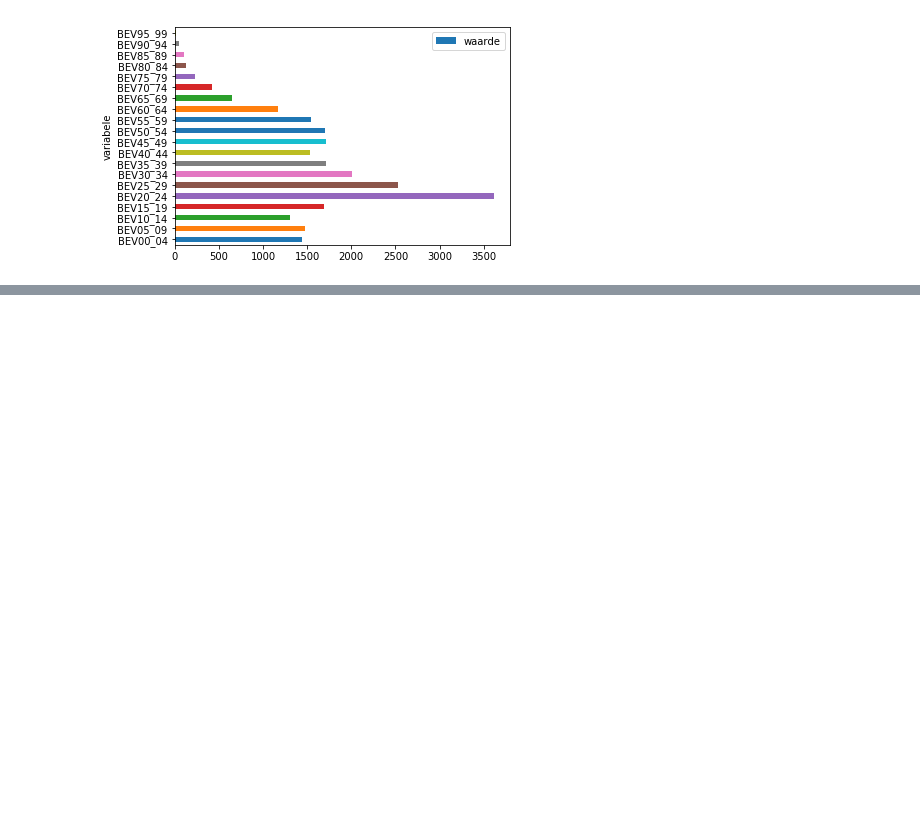
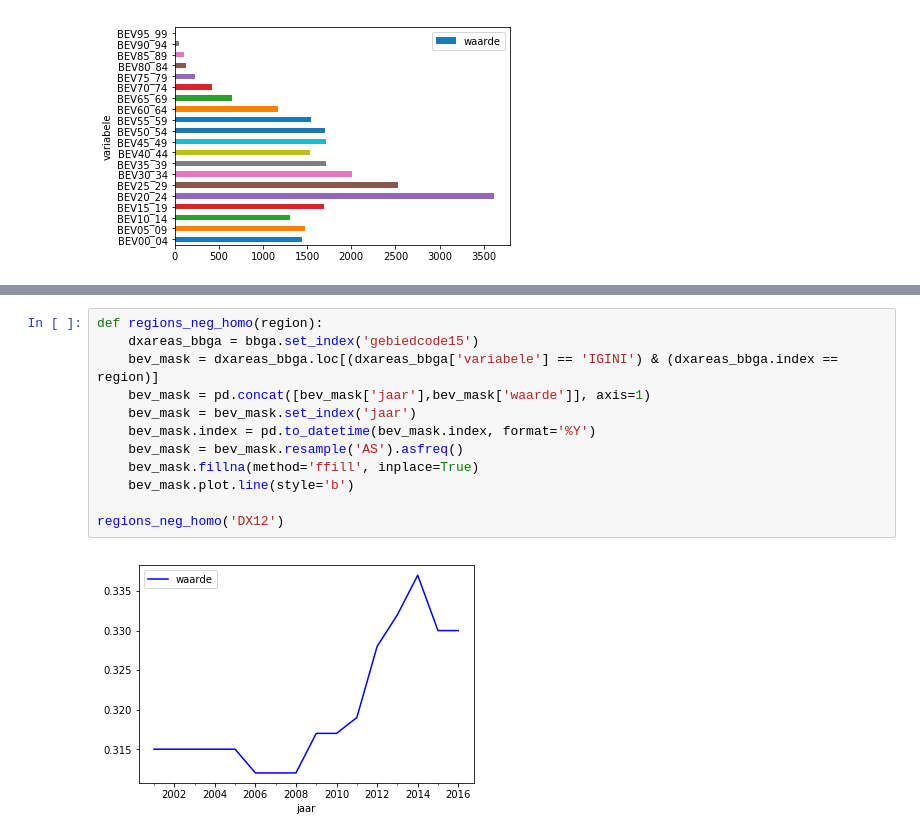
Before and after one commit to KJ-Waller/DW-Project, a Jupyter notebook: Education.ipynb, the cells around one changed output, grey strips where cells are left out. Drawn from its saved outputs; the diff is of its cells as text; blank space fills up the shorter version.

Commit message:
a function that can plot gini coefficient for several regions over time, in a single plot

```diff
--- a/Education.ipynb
+++ b/Education.ipynb
@@ -60,3 +85,17 @@ corr_edu_par_homo('DX20')
 # df = df.set_index('ts')
 # %% [output]
 ValueError: Upsampling from level= or on= selection is not supported, use .set_index(...) to explicitly set index to datetime-like
+# %%
+def regions_neg_homo(region):
+    dxareas_bbga = bbga.set_index('gebiedcode15')
+    bev_mask = dxareas_bbga.loc[(dxareas_bbga['variabele'] == 'IGINI') & (dxareas_bbga.index == region)]
+    bev_mask = pd.concat([bev_mask['jaar'],bev_mask['waarde']], axis=1)
+    bev_mask = bev_mask.set_index('jaar')
+    bev_mask.index = pd.to_datetime(bev_mask.index, format='%Y')
+    bev_mask = bev_mask.resample('AS').asfreq()
+    bev_mask.fillna(method='ffill', inplace=True)
+    bev_mask.plot.line(style='b')
+
+regions_neg_homo('DX12')
+# %% [output]
+[figure, added]
```
Also changed, not shown: parts of 5 cells of this notebook, 2 other files.
